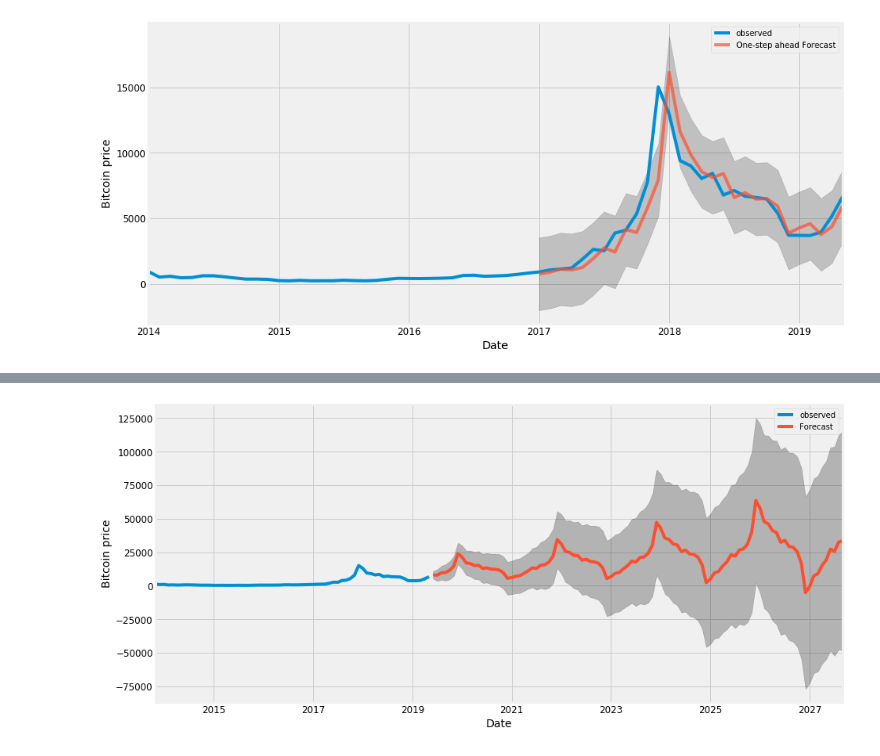
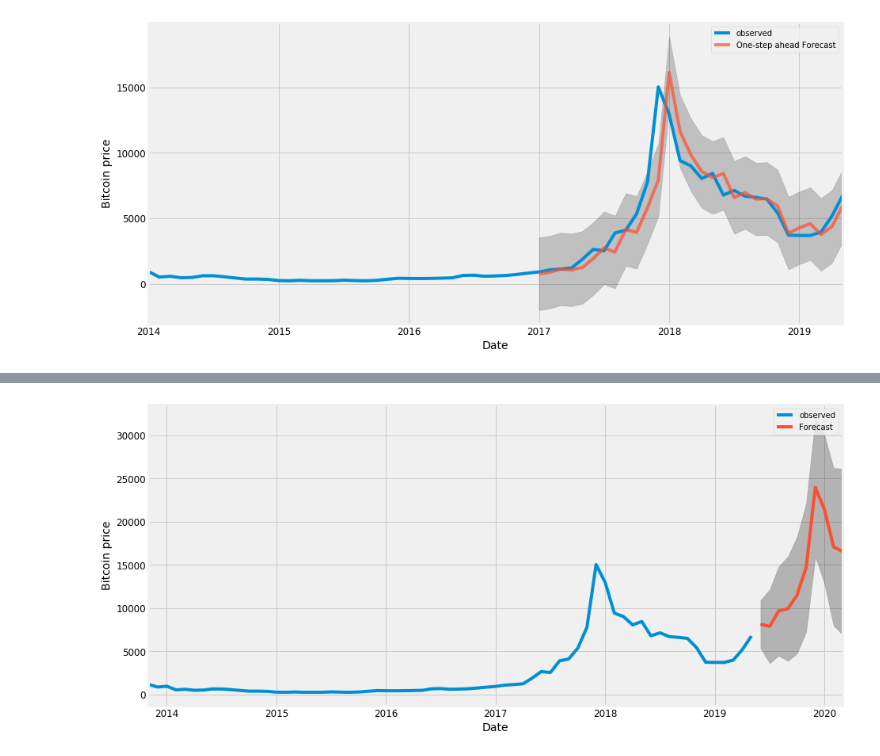
Before and after one commit to tobiaskkd/AI_exam_project, a Jupyter notebook: ARIMA_good.ipynb, the cells around one changed output, grey strips where cells are left out. Drawn from its saved outputs; the diff is of its cells as text; code cells hidden in the pictures.

```diff
--- a/ARIMA_good.ipynb
+++ b/ARIMA_good.ipynb
@@ -179,16 +179,16 @@ The Root Mean Squared Error of our forecasts is 1674.78
 # %%
-pred_uc = results.get_forecast(steps=100)
+pred_uc = results.get_forecast(steps=10)
 pred_ci = pred_uc.conf_int()
 
 ax = y.plot(label='observed', figsize=(14, 7))
 pred_uc.predicted_mean.plot(ax=ax, label='Forecast')
 ax.fill_between(pred_ci.index,
                 pred_ci.iloc[:, 0],
                 pred_ci.iloc[:, 1], color='k', alpha=.25)
 ax.set_xlabel('Date')
 ax.set_ylabel('Bitcoin price')
 
 plt.legend()
 plt.show()
 # %% [output]
-[figure, old version]
+[figure, new version]
```
Also changed, not shown: parts of 6 cells of this notebook, 2 other files.
